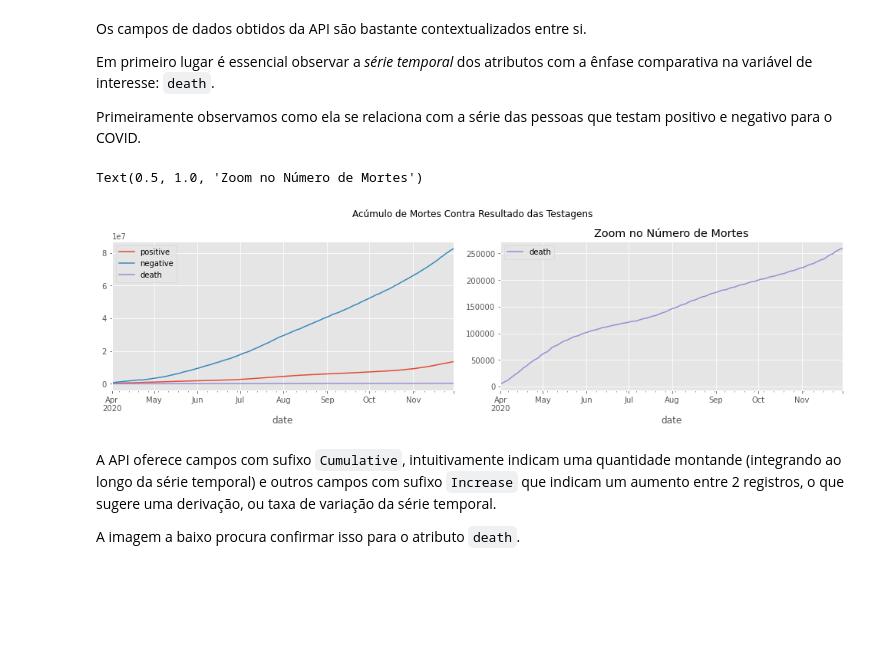
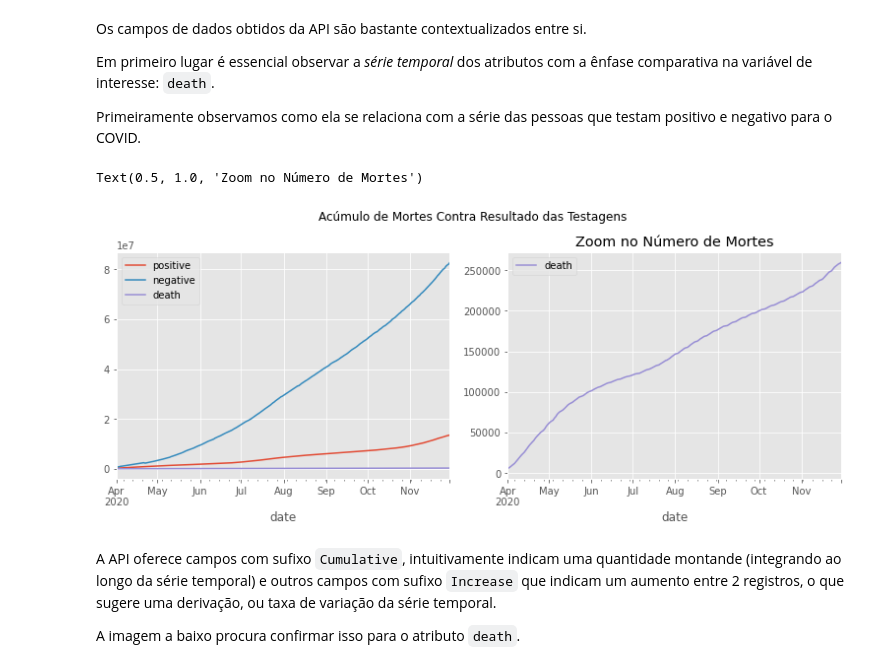
Before and after one commit to C0nrado/covid_prediction, a Jupyter notebook: 01_exploracao_inicial.ipynb, the cells around one changed output. Cells and saved outputs as stored; diff of their text form; code cells hidden in the pictures; blank space fills up the shorter version.

```diff
--- a/01_exploracao_inicial.ipynb
+++ b/01_exploracao_inicial.ipynb
@@ -66,8 +66,8 @@ def get_seasonal_component(series, period, **kwargs):
     return stl.seasonal
 # %%
 def plot_grid(nrows=1, ncols=1):
-    width = ncols * 5.5 + 2.5
-    height = nrows * 4 - (nrows - 1) * .3
+    width = ncols * 3.5 + 3.5
+    height = nrows * 4.5 - (nrows - 1) * .3
     return plt.subplots(nrows, ncols, figsize=(width, height), constrained_layout=True)
 
 def plot_autocorrelation(series, nlags=100, step=1, ax=None, **fig_kwargs):
@@ -140,16 +140,20 @@ Primeiramente observamos como ela se relaciona com a série das pessoas que test
 # %%
 # Descartando a o periodo com poucos estados reportantes / concentração de NULL
 
 us_hist = us_hist.pipe(slice_dataframe, start='apr-2020', end='nov-2020')
+
+# capturando esse index
+with open('./data/index.pkl', 'wb') as idx_file:
+    pickle.dump(us_hist.index, idx_file)
 
 fig, (ax1, ax2) = plot_grid(1, 2)
 us_hist[['positive', 'negative', 'death']].plot(ax=ax1)
 us_hist['death'].plot(ax=ax2, color='C2', label='death', legend=True)
 fig.suptitle('Acúmulo de Mortes Contra Resultado das Testagens');
 ax2.set_title('Zoom no Número de Mortes')
 # %% [output]
 Text(0.5, 1.0, 'Zoom no Número de Mortes')
-[figure, old version]
+[figure, new version]
 # %% [markdown]
 A API oferece campos com sufixo `Cumulative`, intuitivamente indicam uma quantidade montande (integrando ao longo da série temporal) e outros campos com sufixo `Increase` que indicam um aumento entre 2 registros, o que sugere uma derivação, ou taxa de variação da série temporal.
 
```
Also changed, not shown: parts of 10 cells of this notebook, 2 other files.
